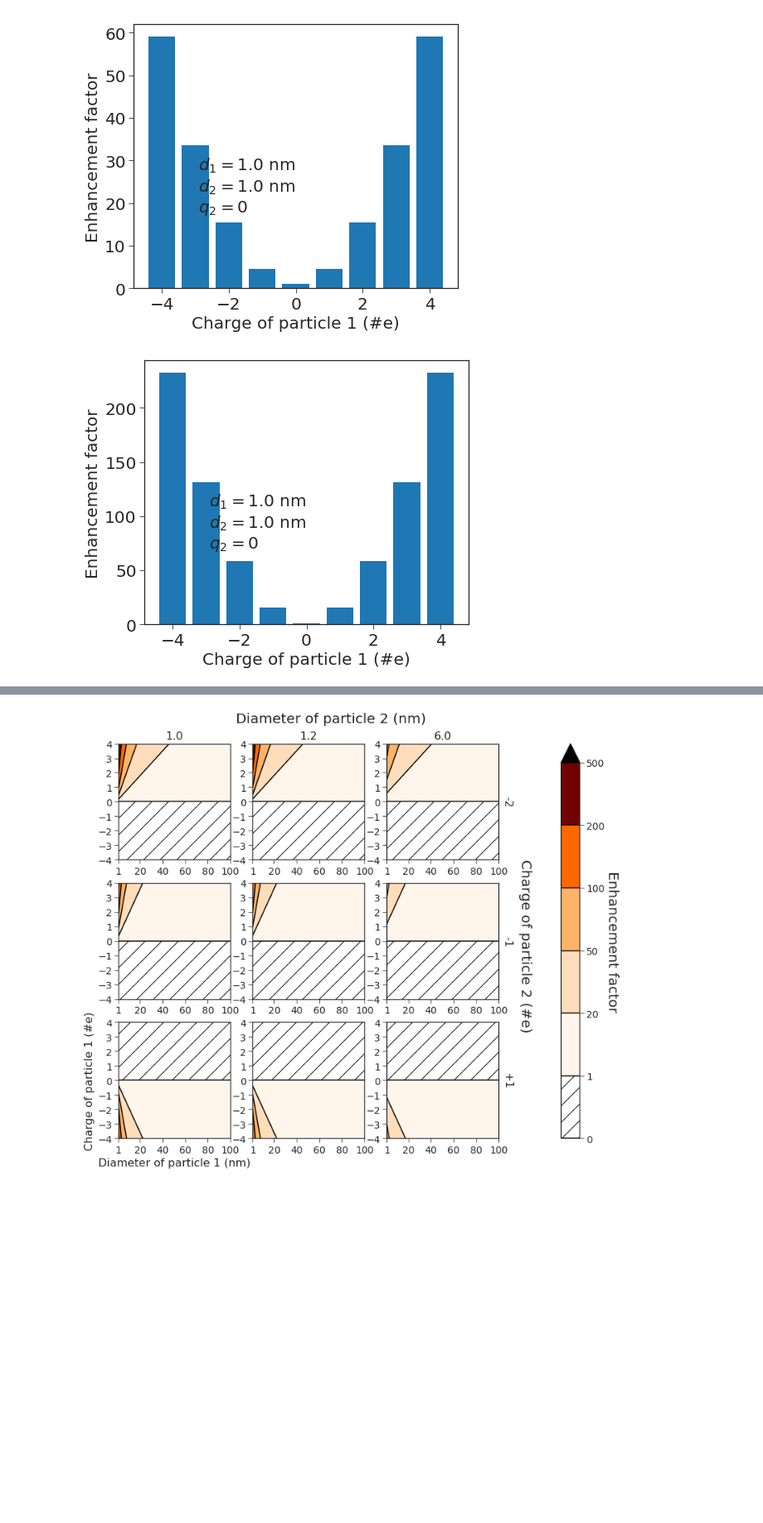
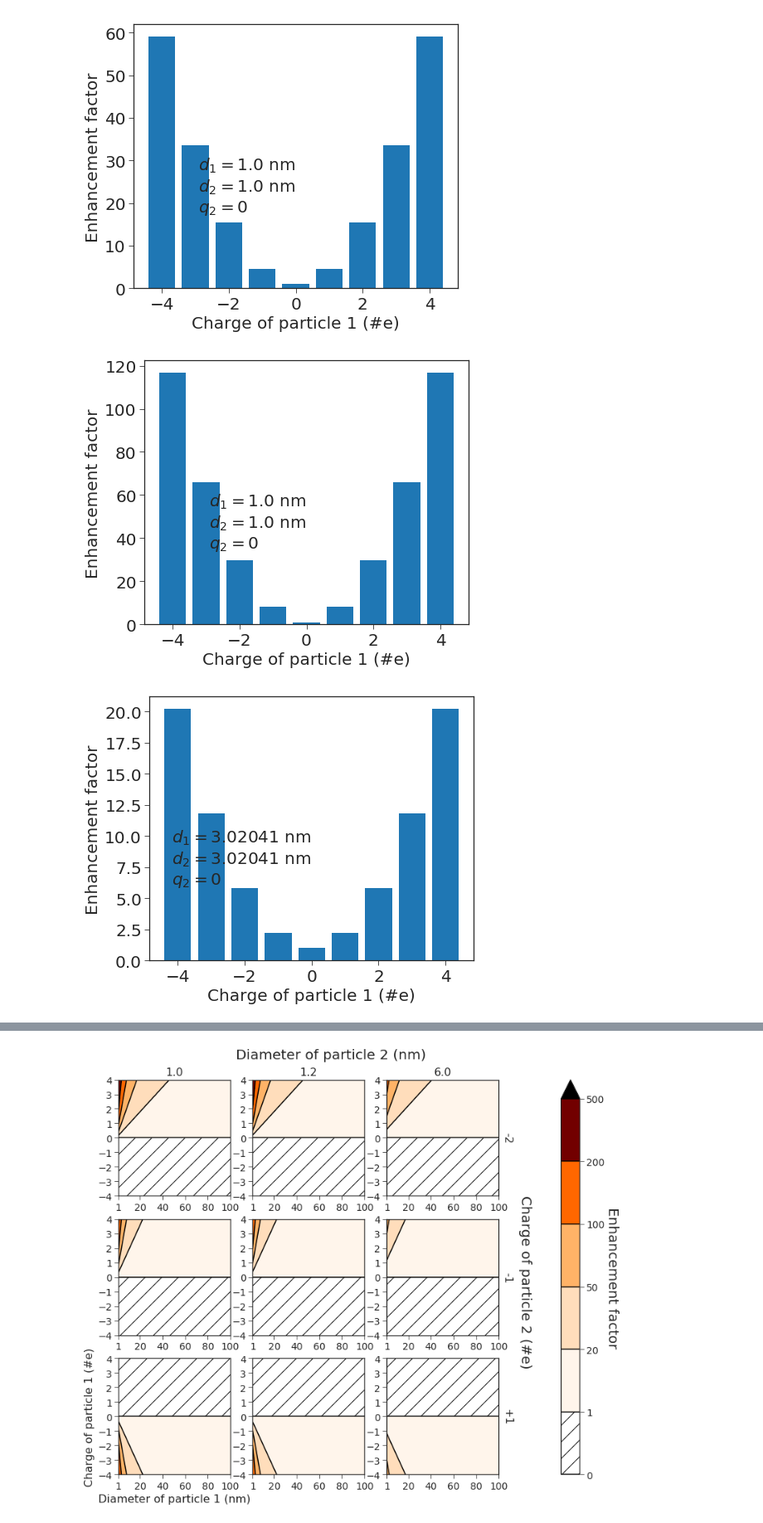
Before and after one commit to caos21/ndust, a Jupyter notebook: press/efactor-results.ipynb, the cells around one changed output, grey strips where cells are left out. Shown at 83% size. Saved outputs shown, nothing was run; the diff lists cells and outputs as text; code cells hidden in the pictures; blank space fills up the shorter version.

```diff
--- a/press/efactor-results.ipynb
+++ b/press/efactor-results.ipynb
@@ -301,3 +301,9 @@ m4d = mplot4d("grid-linear-IPA-force-50")
+# %%
+m4d = mplot4d("grid-linear-IPA-force-50")
+m4d2 = mplot4d("grid-geom-IPA-force-50")
+m4dmpc = mplot4d("grid-linear-MPC20")
+m4dmpc2 = mplot4d("grid-geom-MPC20")
+m4dc = mplot4d("grid-geom-coulomb")
 # %%
 m4d.plot_vs_charge(0, 49, 28, 'name', np.arange(20, 31))
 #m4d.plot_vs_charge(0, 0, 28, 'name', np.arange(0, 28))
@@ -362,10 +380,14 @@ m4dmpc2.plot_vs_diam(29, 0, 28, 'name', np.arange(0, 24))
 # %%
 m4d.plot_vs_charge(0, 0, 30, 'name', np.arange(26, 35))
 #m4d2.plot_vs_charge(1, 0, 30, 'name', np.arange(26, 35))
-m4dmpc2.plot_vs_charge(0, 0, 30, 'neutral', np.arange(26, 35))
+m4dmpc.plot_vs_charge(0, 0, 30, 'neutral', np.arange(26, 35))
+m4d.plot_vs_charge(1, 1, 30, 'name', np.arange(26, 35))
+m4dmpc.plot_vs_charge(1, 1, 30, 'neutral', np.arange(26, 35))
+
 #m4d.plot_vs_diam(29, 0, 28, 'name', np.arange(0, 42))
 #m4d2.plot_vs_diam(29, 0, 28, 'name', np.arange(0, 49))
 #m4dmpc.plot_vs_diam(29, 0, 28, 'name', np.arange(0, 42))
 # %% [output]
 [figure]
-[figure, old version]
+[figure, new version]
+[figure, added]
```
Also changed, not shown: parts of 29 cells of this notebook, 4 other files.
